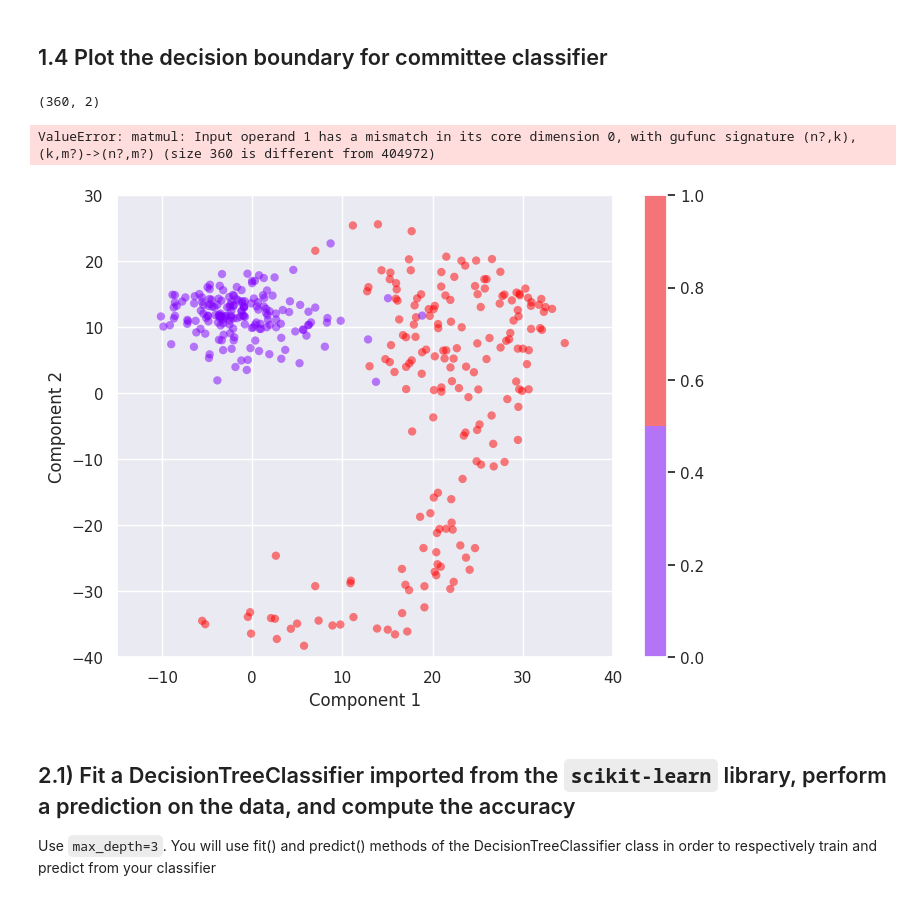
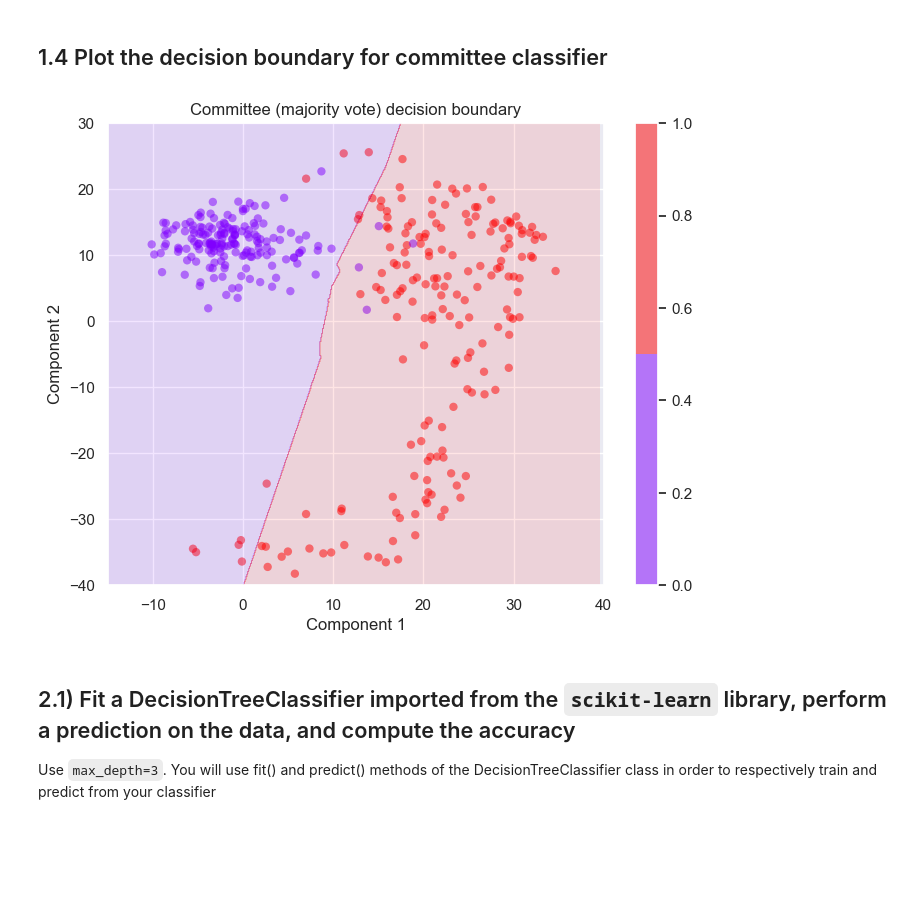
Before and after one commit to Khanrik/UniFolder, a Jupyter notebook: 5. Semester/Machine Learning/PØ/09-combining-models/exercise-09.ipynb, the cells around one changed output. Drawn from its saved outputs; the diff is of its cells as text; code cells hidden in the pictures; blank space fills up the shorter version.

```diff
--- a/5. Semester/Machine Learning/PØ/09-combining-models/exercise-09.ipynb
+++ b/5. Semester/Machine Learning/PØ/09-combining-models/exercise-09.ipynb
@@ -166,11 +167,13 @@ for xi, ti in zip(X_split, t_split):
 ## 1.3) Perform a prediction on the whole dataset using committee of classifiers (lecture 17 slide 4) and compute the accuracy
 # %%
 def committee_prediction(X):
-    _, X_tilde_full = optimal_weights(X, t)
+    N, M = X.shape
+    X_tilde = np.ones((N, M + 1))
+    X_tilde[:, 1:] = X
 
     member_preds = []
     for Wi in W_tilde:
-        preds_i = (predict(Wi, X_tilde_full) >= 0.5).astype(int)
+        preds_i = predict(Wi, X_tilde)   # predict returns 0/1 per sample
         member_preds.append(preds_i)
 
     y_com = np.mean(member_preds, axis=0)
@@ -187,14 +190,11 @@ Committee accuracy (majority vote): 0.9583333333333334
 # %%
 plt.figure(figsize=(8,6))
 plot_scatter(X, t)
-print(X.shape)
-plot_mesh(X, committee_prediction, n_class=2)
+plot_mesh(X, committee_prediction)
 plt.title('Committee (majority vote) decision boundary')
 plt.show()
 # %% [output]
-(360, 2)
-ValueError: matmul: Input operand 1 has a mismatch in its core dimension 0, with gufunc signature (n?,k),(k,m?)->(n?,m?) (size 360 is different from 404972)
-[figure, old version]
+[figure, new version]
 # %% [markdown]
 ## 2.1) Fit a DecisionTreeClassifier imported from the `scikit-learn` library, perform a prediction on the data, and compute the accuracy
 Use `max_depth=3`. You will use fit() and predict() methods of the DecisionTreeClassifier class in order to respectively train and predict from your classifier
```
Also changed, not shown: parts of 6 cells of this notebook.
